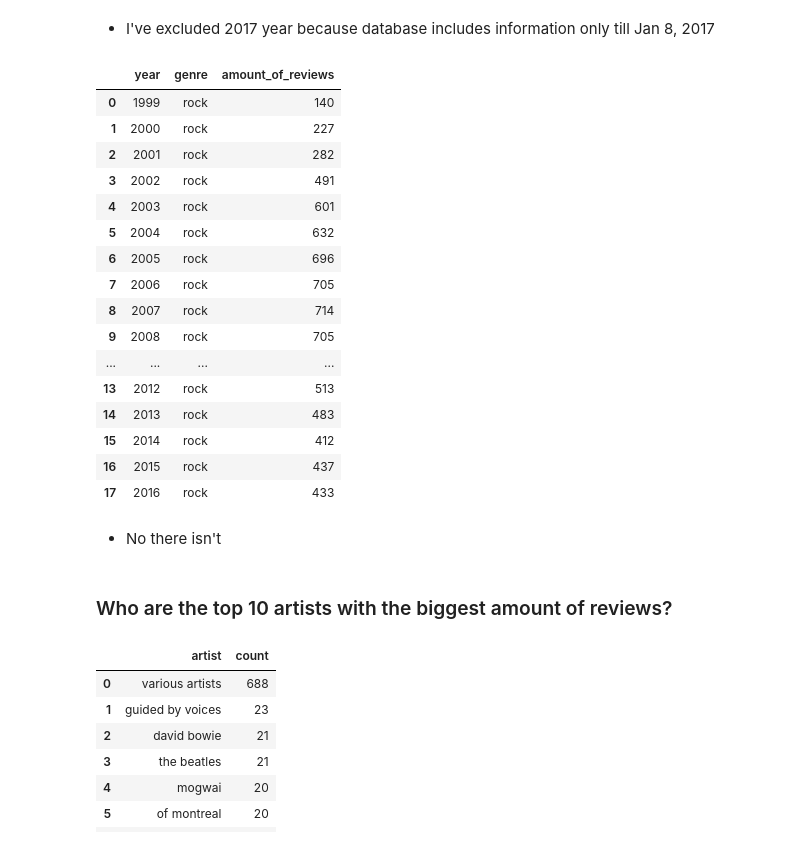
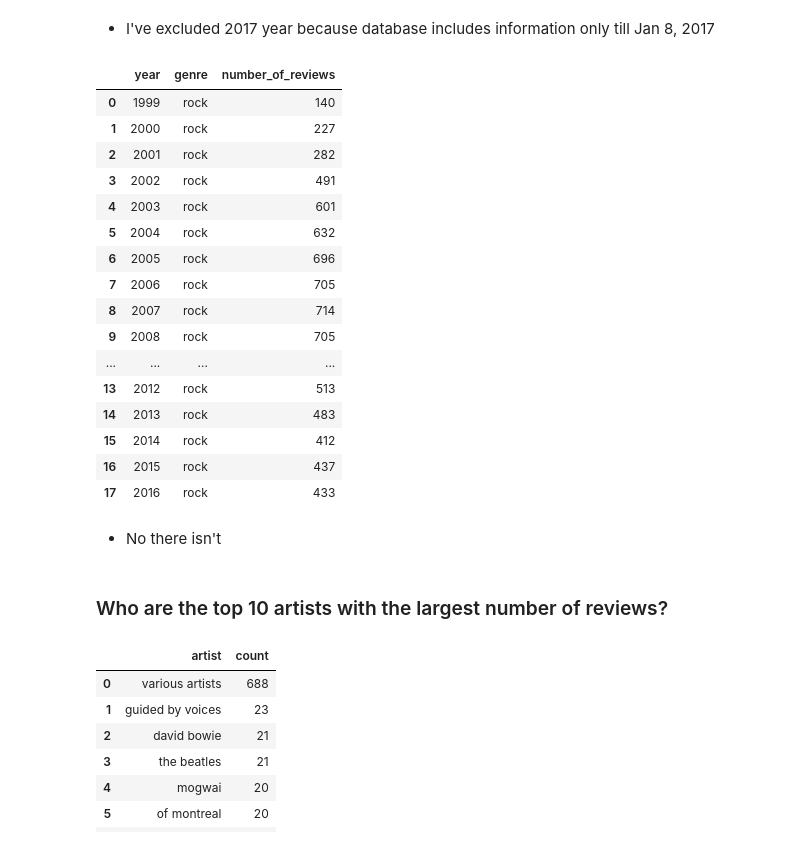
Before and after one commit to svet3477/Pitchfork-reviews-analysis-using-SQL, a Jupyter notebook: reviews analysis.ipynb, the cells around one changed output. Cells and saved outputs as stored; diff of their text form; code cells hidden in the pictures.

```diff
--- a/reviews analysis.ipynb
+++ b/reviews analysis.ipynb
@@ -172,34 +172,34 @@ sql_query(query,con)
 # %%
 query = '''
       SELECT
          r.pub_year AS year,
 
          (SELECT
                 genre
           FROM reviews
           JOIN genres USING (reviewid)
           WHERE pub_year = r.pub_year
           GROUP BY genre
           ORDER BY COUNT(*) DESC
           LIMIT 1) AS genre,
 
           (SELECT
                 COUNT(*)
           FROM reviews
           JOIN genres USING (reviewid)
           WHERE pub_year = r.pub_year
           GROUP BY genre
           ORDER BY COUNT(*) DESC
-          LIMIT 1) AS amount_of_reviews
+          LIMIT 1) AS number_of_reviews
 
       FROM reviews r
       JOIN genres USING(reviewid)
       GROUP BY r.pub_year
       HAVING r.pub_year != 2017
 '''
 sql_query(query,con)
 # %% [output]
-|  | year | genre | amount_of_reviews |
+|  | year | genre | number_of_reviews |
 | 0 | 1999 | rock | 140 |
 | 1 | 2000 | rock | 227 |
 | 2 | 2001 | rock | 282 |
@@ -219,7 +219,7 @@ sql_query(query,con)
 # %% [markdown]
 * No there isn't
 # %% [markdown]
-### Who are the top 10 artists with the biggest amount of reviews?
+### Who are the top 10 artists with the largest number of reviews?
 # %%
 query = '''
     SELECT artist,
```
Also changed, not shown: parts of 10 cells of this notebook.
